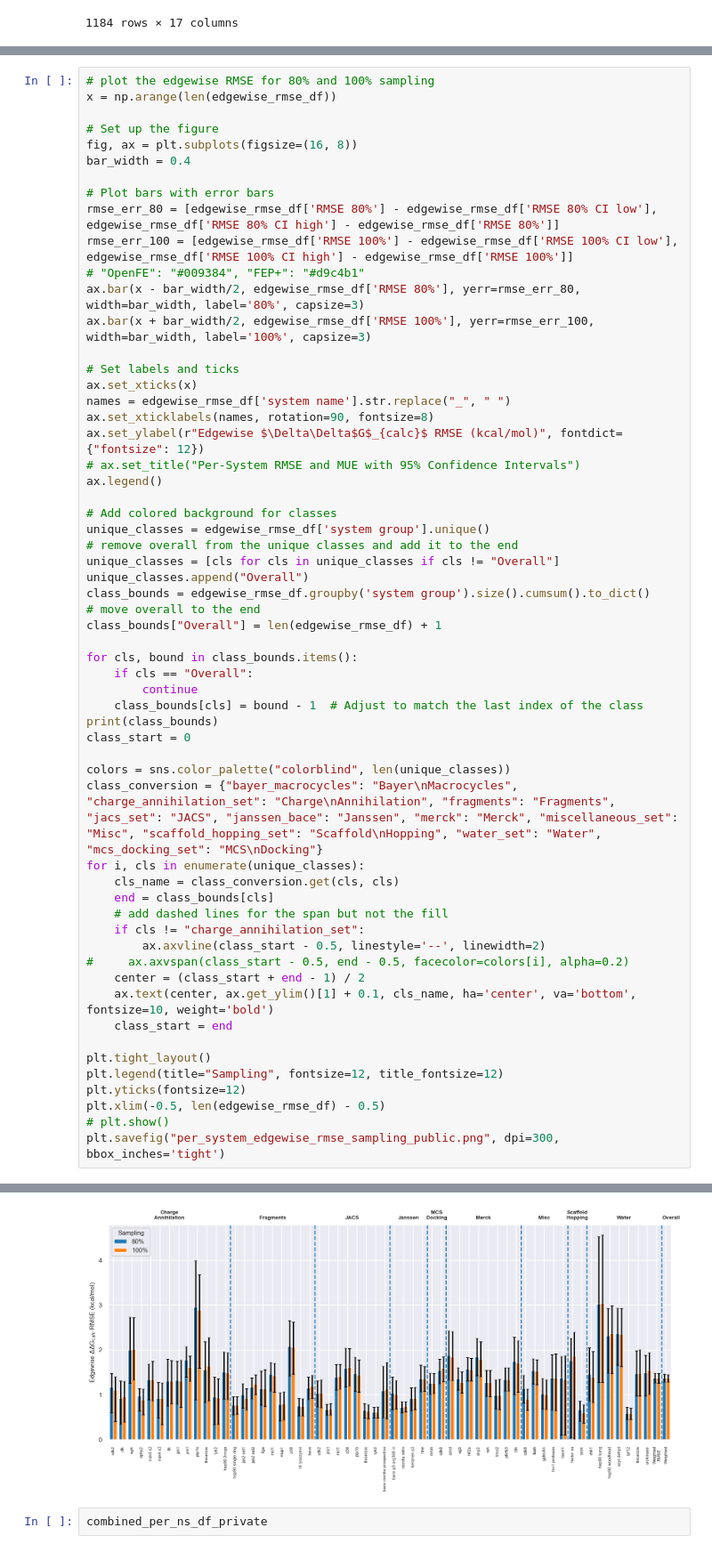
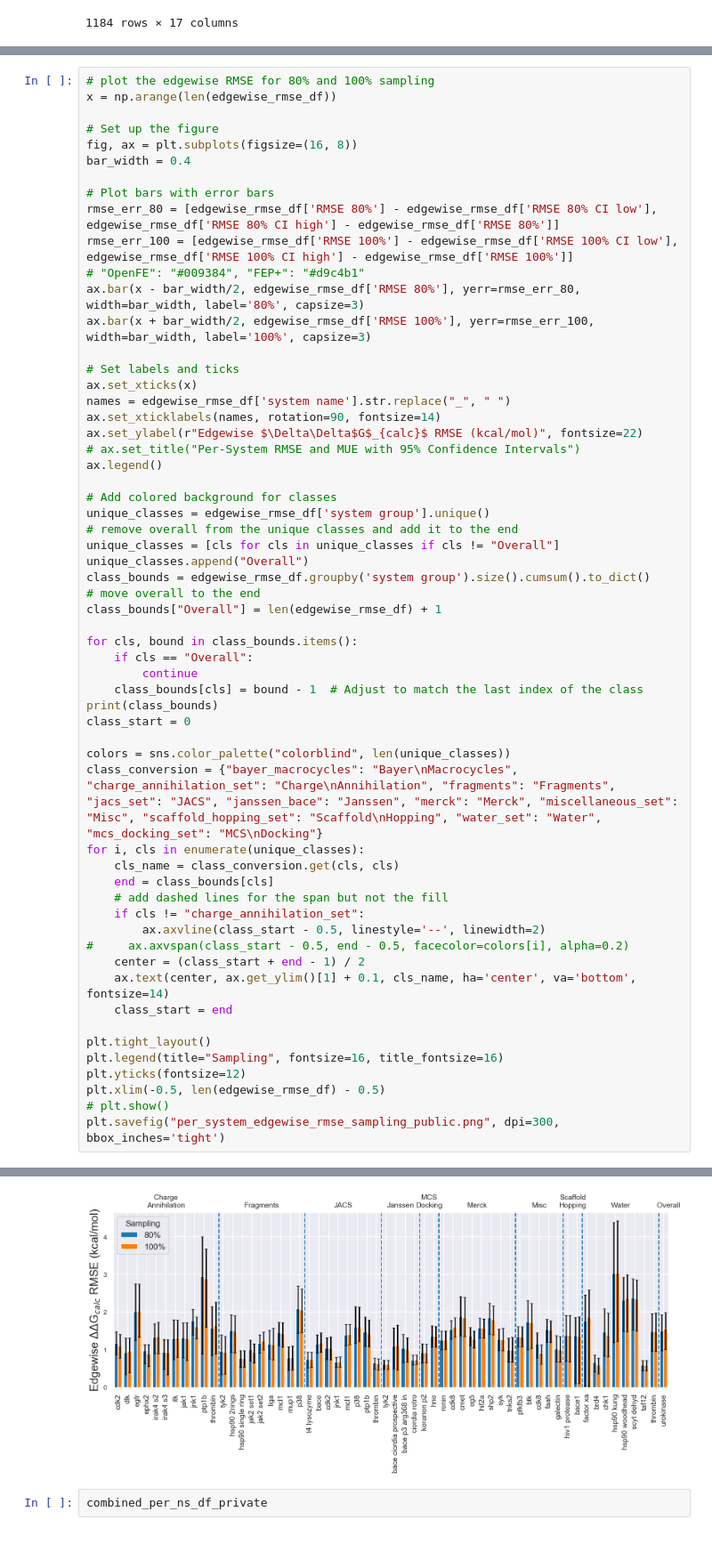
Before and after one commit to OpenFreeEnergy/IndustryBenchmarks2024, a Jupyter notebook: industry_benchmarks/analysis/notebooks/improvement_per_ns.ipynb, the cells around one changed output, grey strips where cells are left out. Shown at 89% size. Cells and saved outputs as stored; diff of their text form.

Commit message:
update the fontsize again!

```diff
--- a/industry_benchmarks/analysis/notebooks/improvement_per_ns.ipynb
+++ b/industry_benchmarks/analysis/notebooks/improvement_per_ns.ipynb
@@ -851,8 +851,8 @@ ax.bar(x + bar_width/2, edgewise_rmse_df['RMSE 100%'], yerr=rmse_err_100, width=
 # Set labels and ticks
 ax.set_xticks(x)
 names = edgewise_rmse_df['system name'].str.replace("_", " ")
-ax.set_xticklabels(names, rotation=90, fontsize=8)
-ax.set_ylabel(r"Edgewise $\Delta\Delta$G$_{calc}$ RMSE (kcal/mol)", fontdict={"fontsize": 12})
+ax.set_xticklabels(names, rotation=90, fontsize=14)
+ax.set_ylabel(r"Edgewise $\Delta\Delta$G$_{calc}$ RMSE (kcal/mol)", fontsize=22)
 # ax.set_title("Per-System RMSE and MUE with 95% Confidence Intervals")
 ax.legend()
 
@@ -882,11 +882,11 @@ for i, cls in enumerate(unique_classes):
         ax.axvline(class_start - 0.5, linestyle='--', linewidth=2)
 #     ax.axvspan(class_start - 0.5, end - 0.5, facecolor=colors[i], alpha=0.2)
     center = (class_start + end - 1) / 2
-    ax.text(center, ax.get_ylim()[1] + 0.1, cls_name, ha='center', va='bottom', fontsize=10, weight='bold')
+    ax.text(center, ax.get_ylim()[1] + 0.1, cls_name, ha='center', va='bottom', fontsize=14)
     class_start = end
 
 plt.tight_layout()
-plt.legend(title="Sampling", fontsize=12, title_fontsize=12)
+plt.legend(title="Sampling", fontsize=16, title_fontsize=16)
 plt.yticks(fontsize=12)
 plt.xlim(-0.5, len(edgewise_rmse_df) - 0.5)
 # plt.show()
@@ -896,4 +896,4 @@ plt.savefig("per_system_edgewise_rmse_sampling_public.png", dpi=300, bbox_inches
-[figure, old version]
+[figure, new version]
 # %%
 combined_per_ns_df_private
 # %% [output]
```
Also changed, not shown: parts of 4 cells of this notebook, 2 other files.
